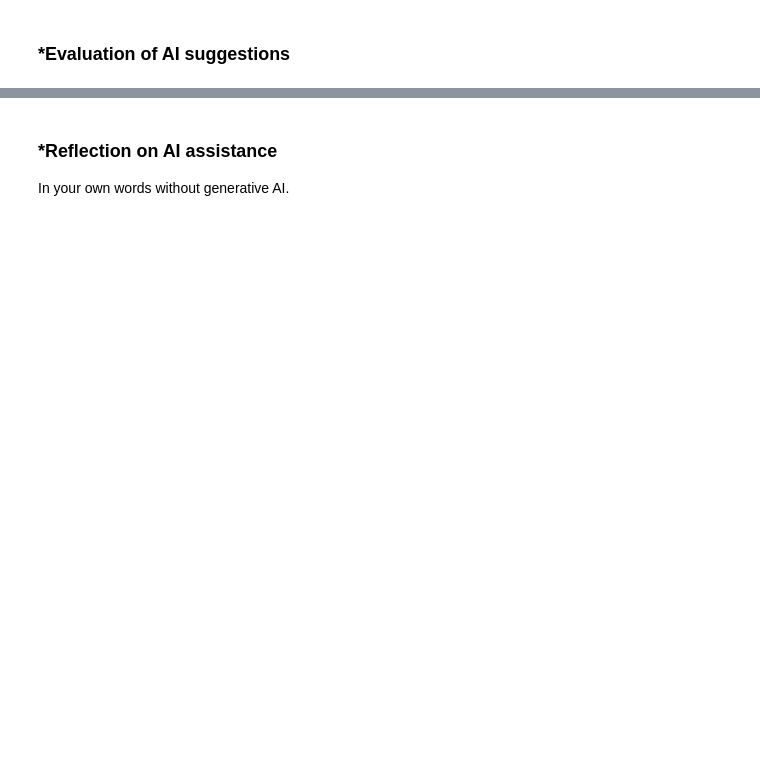
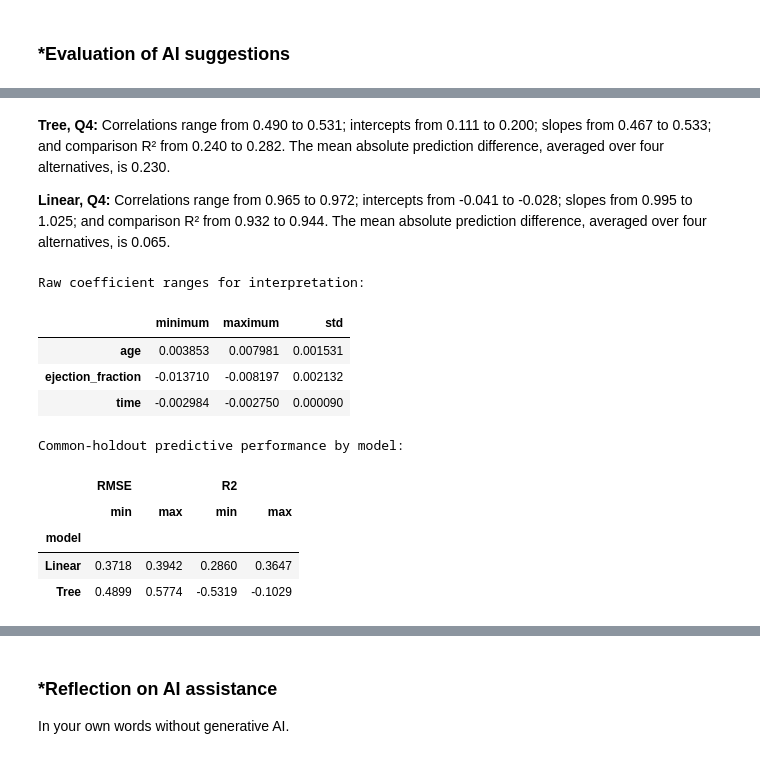
Before and after one commit to yilinw762/L03-tree-stability, a Jupyter notebook: notebook.ipynb, the cells around one changed output, grey strips where cells are left out. Drawn from its saved outputs; the diff is of its cells as text; code cells hidden in the pictures; blank space fills up the shorter version.

```diff
--- a/notebook.ipynb
+++ b/notebook.ipynb
@@ -418,0 +703,34 @@ After the evaluation of AI suggestions, incorporate the accepted revisions into
+# %%
+# Data-driven answers to Q4–6, using the executed revised analysis.
+paragraphs = []
+for name in ["Tree", "Linear"]:
+    rows = comparison.query("model == @name")
+    ranges = {column: f"{rows[column].min():.3f} to {rows[column].max():.3f}"
+              for column in ["correlation", "intercept", "slope", "comparison_R2"]}
+    paragraphs.append(
+        f"**{name}, Q4:** Correlations range from {ranges['correlation']}; "
+        f"intercepts from {ranges['intercept']}; slopes from {ranges['slope']}; "
+        f"and comparison R² from {ranges['comparison_R2']}. "
+        f"The mean absolute prediction difference, averaged over four alternatives, is "
+        f"{rows['mean_absolute_difference'].mean():.3f}."
+    )
+display(Markdown("\n\n".join(paragraphs)))
+print("Raw coefficient ranges for interpretation:")
+display(coefficient_summary.loc[["age", "ejection_fraction", "time"], ["minimum", "maximum", "std"]])
+print("Common-holdout predictive performance by model:")
+display(performance.query("evaluation == 'Common holdout'").groupby("model")[["RMSE", "R2"]].agg(["min", "max"]).round(4))
+# %% [output]
+**Tree, Q4:** Correlations range from 0.490 to 0.531; intercepts from 0.111 to 0.200; slopes from 0.467 to 0.533; and comparison R² from 0.240 to 0.282. The mean absolute prediction difference, averaged over four alternatives, is 0.230.
+
+**Linear, Q4:** Correlations range from 0.965 to 0.972; intercepts from -0.041 to -0.028; slopes from 0.995 to 1.025; and comparison R² from 0.932 to 0.944. The mean absolute prediction difference, averaged over four alternatives, is 0.065.
+Raw coefficient ranges for interpretation:
+|  | minimum | maximum | std |
+| age | 0.003853 | 0.007981 | 0.001531 |
+| ejection_fraction | -0.013710 | -0.008197 | 0.002132 |
+| time | -0.002984 | -0.002750 | 0.000090 |
+Common-holdout predictive performance by model:
+|  | RMSE |  | R2 |  |
+|  | min | max | min | max |
+| model |  |  |  |  |
+| Linear | 0.3718 | 0.3942 | 0.2860 | 0.3647 |
+| Tree | 0.4899 | 0.5774 | -0.5319 | -0.1029 |
```
Also changed, not shown: parts of 17 cells of this notebook.
